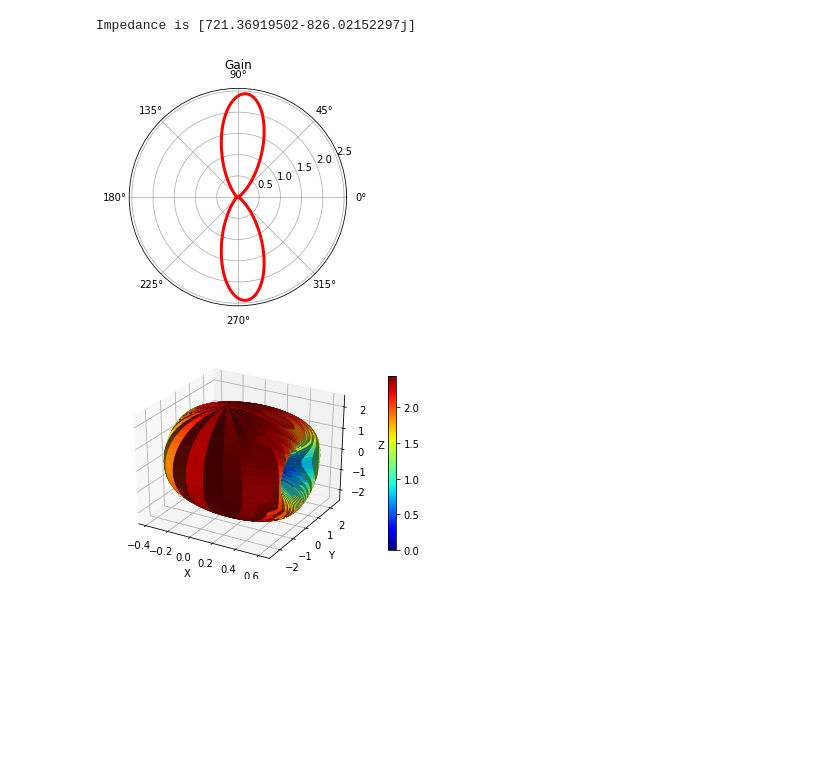
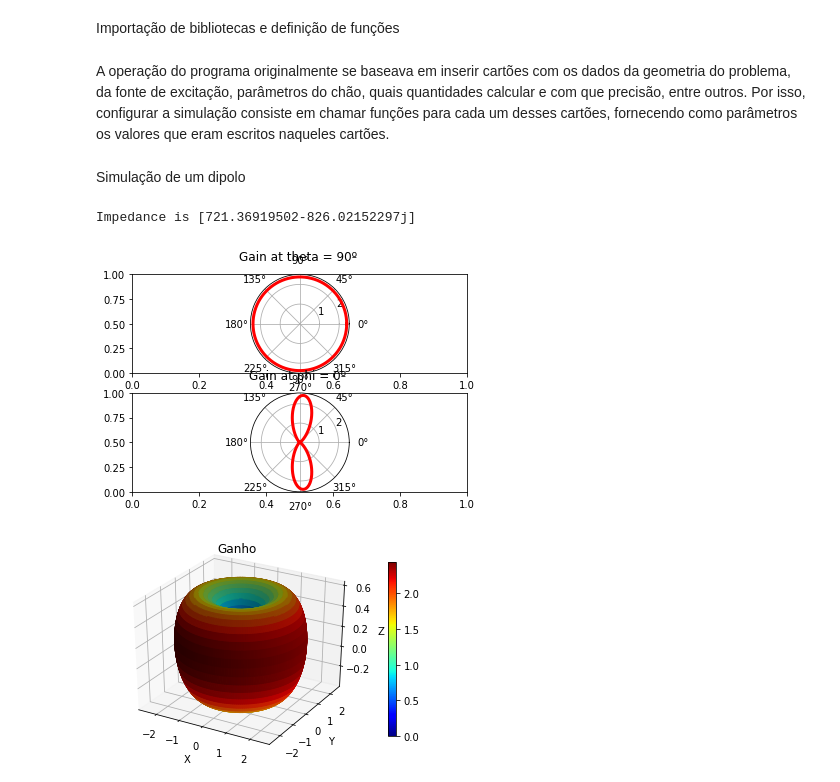
Before and after one commit to augustosma/antenas, a Jupyter notebook: PyNEC_dipolo.ipynb, the cells around one changed output. Cells and saved outputs as stored; diff of their text form; code cells hidden in the pictures; blank space fills up the shorter version.

```diff
--- a/PyNEC_dipolo.ipynb
+++ b/PyNEC_dipolo.ipynb
@@ -16,3 +26,7 @@ Successfully installed PyNEC-1.7.3.4
+# %% [markdown]
+Importação de bibliotecas e definição de funções
+# %% [markdown]
+A operação do programa originalmente se baseava em inserir cartões com os dados da geometria do problema, da fonte de excitação, parâmetros do chão, quais quantidades calcular e com que precisão, entre outros. Por isso, configurar a simulação consiste em chamar funções para cada um desses cartões, fornecendo como parâmetros os valores que eram escritos naqueles cartões.
 # %%
 from PyNEC import *
 
@@ -152,26 +240,24 @@ def plot_directivity(nec):
-# %%
-nec = geometry_dipole(freq=300.0, base=0.5, length=1.0)
-
-
-nec.rp_card(calc_mode=0, n_theta=361, n_phi=361, output_format=0, normalization=0, D=0, A=0, theta0=0, delta_theta=1, phi0=0, delta_phi=1, radial_distance=0, gain_norm=0)
-#nec.rp_card(calc_mode=0, n_theta=30, n_phi=30, output_format=0, normalization=0, D=0, A=0, theta0=30, delta_theta=0, phi0=0, delta_phi=5, radial_distance=0, gain_norm=5)
-nec.xq_card(0) # Execute simulation
-
-ipt = nec.get_input_parameters(0)
-z = ipt.get_impedance()
-print("Impedance is {}".format(z))
-
-f1 = plot_rd(nec)
-f2 = plot_3d(nec)
-plt.show()
-
-
-#nec = geometry_dipole_fs(f_init=150.0,f_final=300.0,f_step=100.0, base=0.5, length=1.0)
-#nec.rp_card(calc_mode=0, n_theta=1, n_phi=1, output_format=0, normalization=0, D=1, A=0, theta0=0, delta_theta=0, phi0=0, delta_phi=0, radial_distance=0, gain_norm=0)
-#nec.xq_card(0) # Execute simulation
-
-#plot_directivity(nec)
-# %% [output]
-Impedance is [721.36919502-826.02152297j]
-[figure, removed]
-[figure, removed]
+# %% [markdown]
+Simulação de um dipolo
+# %%
+if __name__ == "__main__":
+    #freq in MHz
+    #nec = geometry_monopole(freq=300.0, base=0, length=1.0)
+    nec = geometry_dipole(freq=300.0, x=0,y=0,z=1, length=1.0)
+    #nec = geometry_dipole_array(freq=300.0, x=0,y=0,z=1, length=1.0, d=0.25 )
+
+    #D=0 -> gain
+    #D=1 -> directivity
+    nec.rp_card(calc_mode=0, n_theta=181, n_phi=361, output_format=0, normalization=0, D=0, A=0, theta0=0, delta_theta=1, phi0=0, delta_phi=1, radial_distance=0, gain_norm=0)
+    #nec.xq_card(0) # Execute simulation, not needed if there is a rp_card
+
+    z = get_impedance(nec)
+    print("Impedance is {}".format(z))
+
+    plot_rd(nec)
+    plot3d(nec)
+    plt.show()
+# %% [output]
+Impedance is [721.36919502-826.02152297j]
+[figure, added]
+[figure, added]
```
Also changed, not shown: parts of 10 cells of this notebook.
